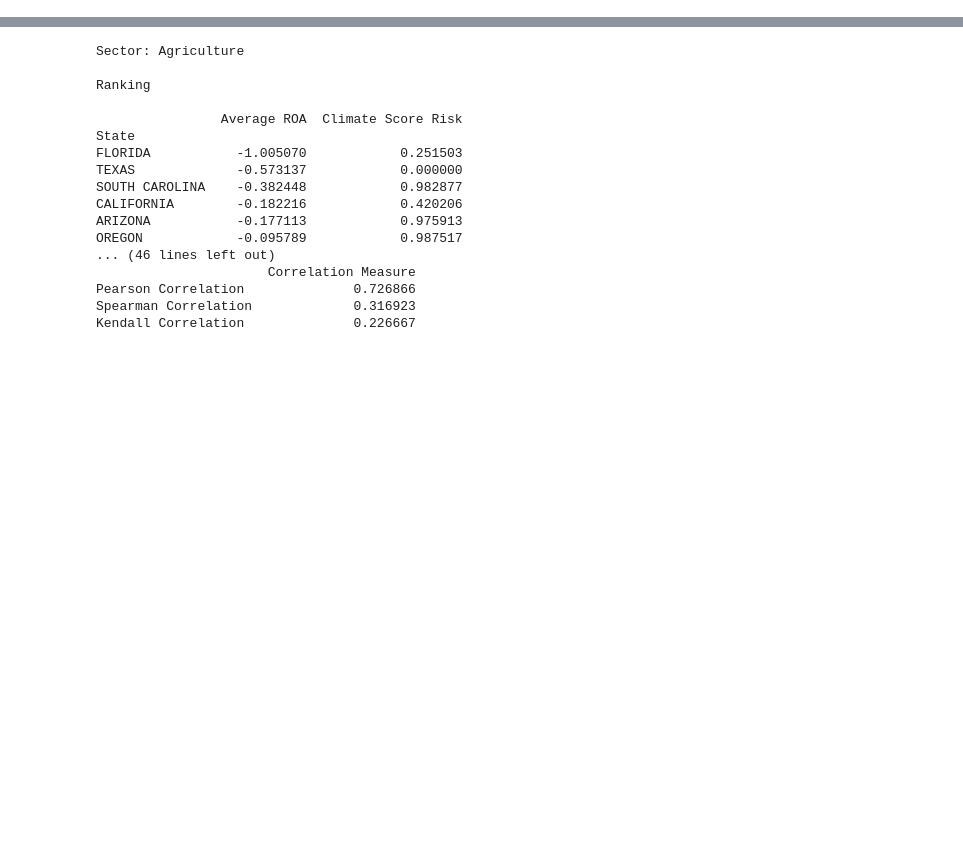
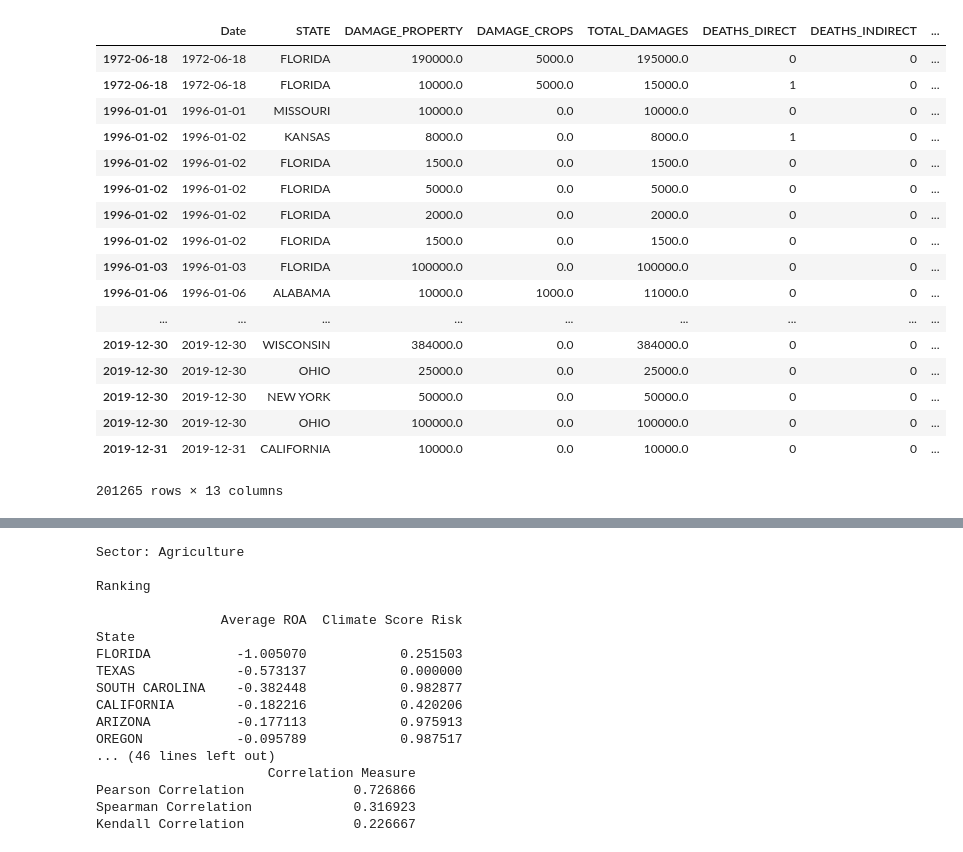
Before and after one commit to allanbellahsene/THESIS, a Jupyter notebook: CODE/Performance&ClimateRisks.ipynb, the cells around one changed output, grey strips where cells are left out. Drawn from its saved outputs; the diff is of its cells as text; code cells hidden in the pictures; blank space fills up the shorter version.

```diff
--- a/CODE/Performance&ClimateRisks.ipynb
+++ b/CODE/Performance&ClimateRisks.ipynb
@@ -305,3 +272,24 @@ v_energy = {'Tornado': 'High',
            'Marine Lightning': 'Low',
            'Marine Dense Fog': 'Low',
            'Sneakerwave': 'Low'}
+# %%
+STORMS
+# %% [output]
+|  | Date | STATE | DAMAGE_PROPERTY | DAMAGE_CROPS | TOTAL_DAMAGES | DEATHS_DIRECT | DEATHS_INDIRECT | ... |
+| 1972-06-18 | 1972-06-18 | FLORIDA | 190000.0 | 5000.0 | 195000.0 | 0 | 0 | ... |
+| 1972-06-18 | 1972-06-18 | FLORIDA | 10000.0 | 5000.0 | 15000.0 | 1 | 0 | ... |
+| 1996-01-01 | 1996-01-01 | MISSOURI | 10000.0 | 0.0 | 10000.0 | 0 | 0 | ... |
+| 1996-01-02 | 1996-01-02 | KANSAS | 8000.0 | 0.0 | 8000.0 | 1 | 0 | ... |
+| 1996-01-02 | 1996-01-02 | FLORIDA | 1500.0 | 0.0 | 1500.0 | 0 | 0 | ... |
+| 1996-01-02 | 1996-01-02 | FLORIDA | 5000.0 | 0.0 | 5000.0 | 0 | 0 | ... |
+| 1996-01-02 | 1996-01-02 | FLORIDA | 2000.0 | 0.0 | 2000.0 | 0 | 0 | ... |
+| 1996-01-02 | 1996-01-02 | FLORIDA | 1500.0 | 0.0 | 1500.0 | 0 | 0 | ... |
+| 1996-01-03 | 1996-01-03 | FLORIDA | 100000.0 | 0.0 | 100000.0 | 0 | 0 | ... |
+| 1996-01-06 | 1996-01-06 | ALABAMA | 10000.0 | 1000.0 | 11000.0 | 0 | 0 | ... |
+| ... | ... | ... | ... | ... | ... | ... | ... | ... |
+| 2019-12-30 | 2019-12-30 | WISCONSIN | 384000.0 | 0.0 | 384000.0 | 0 | 0 | ... |
+| 2019-12-30 | 2019-12-30 | OHIO | 25000.0 | 0.0 | 25000.0 | 0 | 0 | ... |
+| 2019-12-30 | 2019-12-30 | NEW YORK | 50000.0 | 0.0 | 50000.0 | 0 | 0 | ... |
+| 2019-12-30 | 2019-12-30 | OHIO | 100000.0 | 0.0 | 100000.0 | 0 | 0 | ... |
+| 2019-12-31 | 2019-12-31 | CALIFORNIA | 10000.0 | 0.0 | 10000.0 | 0 | 0 | ... |
+201265 rows × 13 columns
```
Also changed, not shown: parts of 14 cells of this notebook.
